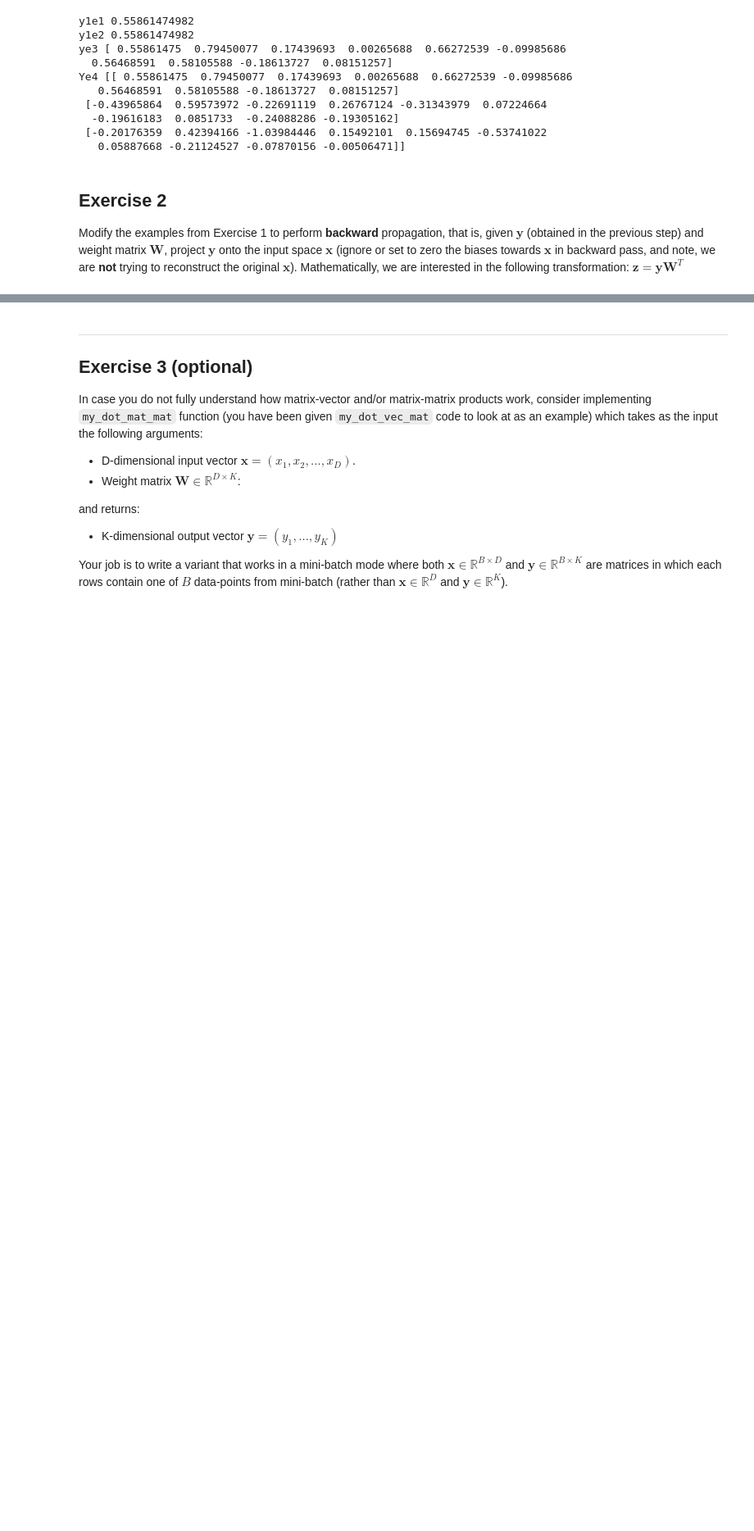
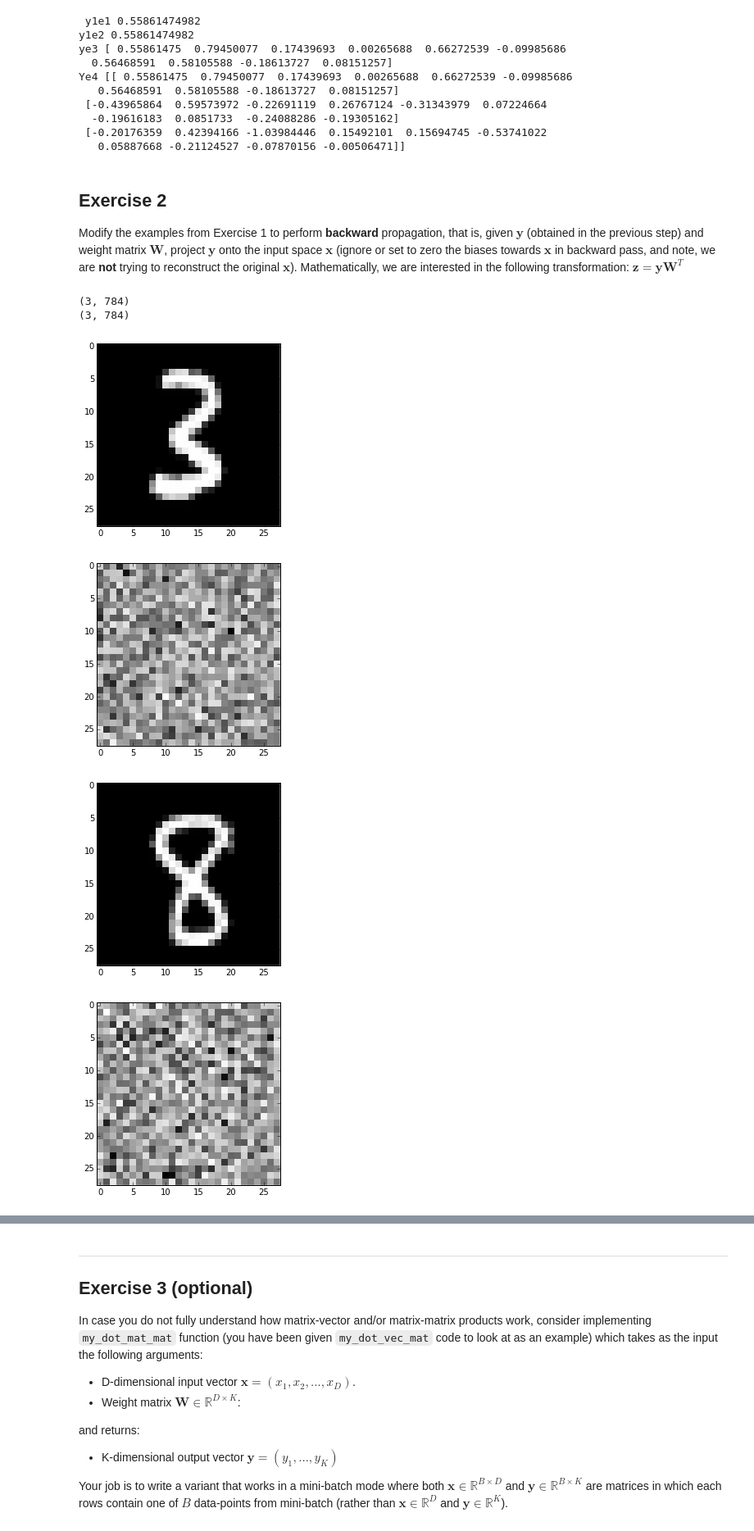
Before and after one commit to kungfujam/mlpractical, a Jupyter notebook: 01_Linear_Models.ipynb, the cells around one changed output, grey strips where cells are left out. Shown at 82% size. Drawn from its saved outputs; the diff is of its cells as text; code cells hidden in the pictures; blank space fills up the shorter version.

```diff
--- a/01_Linear_Models.ipynb
+++ b/01_Linear_Models.ipynb
@@ -134,17 +134,17 @@ def y_equation_3(x, W, b):
     k=0
     return np.dot(x[k], W) + b
 
-def y_equation_4(x, W, b):
+def Y_equation_4(x, W, b):
     return np.dot(x, W) + b
 
 for X, t in mnist_dp:
     y1e1 = y1_equation_1(X[0], W, b)
     y1e2 = y1_equation_2(X[0], W, b)
     ye3 = y_equation_3(X, W, b)
-    Ye4 = y_equation_4(X, W, b)
+    Ye4 = Y_equation_4(X, W, b)
 
 print 'y1e1', y1e1
 print 'y1e2', y1e2
 print 'ye3', ye3
-print 'Ye4', ye4
+print 'Ye4', Ye4
 # %% [output]
@@ -162,3 +162,35 @@ Ye4 [[ 0.55861475  0.79450077  0.17439693  0.00265688  0.66272539 -0.09985686
 ## Exercise 2
 
 Modify the examples from Exercise 1 to perform **backward** propagation, that is, given $\mathbf{y}$ (obtained in the previous step) and weight matrix $\mathbf{W}$, project $\mathbf{y}$ onto the input space $\mathbf{x}$ (ignore or set to zero the biases towards $\mathbf{x}$ in backward pass, and note, we are **not** trying to reconstruct the original $\mathbf{x}$). Mathematically, we are interested in the following transformation: $\mathbf{z}=\mathbf{y}\mathbf{W}^T$
+# %%
+%matplotlib inline
+import matplotlib.pyplot as plt
+import matplotlib.gridspec as gridspec
+import matplotlib.cm as cm
+
+def show_mnist_image(img):
+    fig = plt.figure()
+    gs = gridspec.GridSpec(1, 1)
+    ax1 = fig.add_subplot(gs[0,0])
+    ax1.imshow(img, cmap=cm.Greys_r, interpolation="None")
+    plt.show()
+
+def backprop(Y, W):
+    return np.dot(Y, W.T)
+
+mnist_dp.reset()
+for X, t in mnist_dp:
+    X1 = np.copy(X)
+    Y = y_equation_4(X, W, b)
+    X2 = backprop(Y, W)
+
+for i in range(X1.shape[0]):
+    show_mnist_image(X1[i].reshape(28, 28))
+    show_mnist_image(X2[i].reshape(28, 28))
+# %% [output]
+(3, 784)
+(3, 784)
+[figure, added]
+[figure, added]
+[figure, added]
+[figure, added]
```
Also changed, not shown: parts of 10 cells of this notebook.
